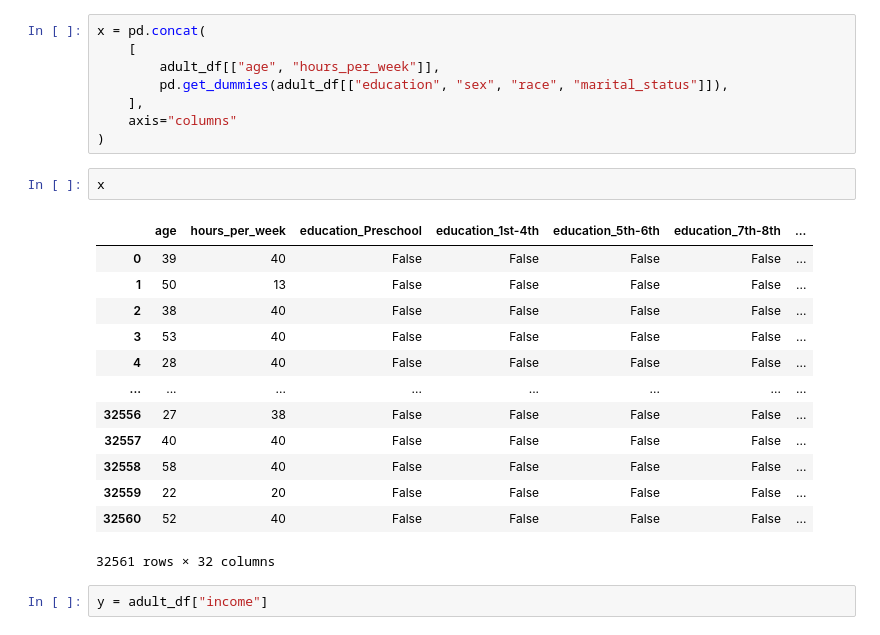
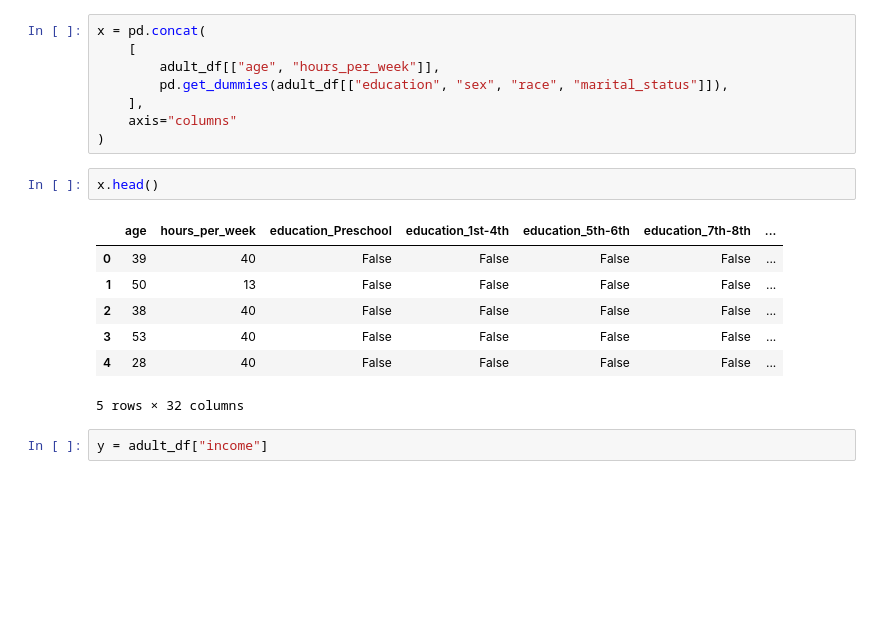
Before and after one commit to sesise0307/europython2023-package, a Jupyter notebook: notebook/4_prediction.ipynb, the cells around one changed output. Saved outputs shown, nothing was run; the diff lists cells and outputs as text; blank space fills up the shorter version.

```diff
--- a/notebook/4_prediction.ipynb
+++ b/notebook/4_prediction.ipynb
@@ -78,21 +78,15 @@ x = pd.concat(
     axis="columns"
 )
 # %%
-x
+x.head()
 # %% [output]
 |  | age | hours_per_week | education_Preschool | education_1st-4th | education_5th-6th | education_7th-8th | ... |
 | 0 | 39 | 40 | False | False | False | False | ... |
 | 1 | 50 | 13 | False | False | False | False | ... |
 | 2 | 38 | 40 | False | False | False | False | ... |
 | 3 | 53 | 40 | False | False | False | False | ... |
 | 4 | 28 | 40 | False | False | False | False | ... |
-| ... | ... | ... | ... | ... | ... | ... | ... |
-| 32556 | 27 | 38 | False | False | False | False | ... |
-| 32557 | 40 | 40 | False | False | False | False | ... |
-| 32558 | 58 | 40 | False | False | False | False | ... |
-| 32559 | 22 | 20 | False | False | False | False | ... |
-| 32560 | 52 | 40 | False | False | False | False | ... |
-32561 rows × 32 columns
+5 rows × 32 columns
 # %%
 y = adult_df["income"]
 # %% [markdown]
```
Also changed, not shown: parts of 1 cell of this notebook, 4 other files.
